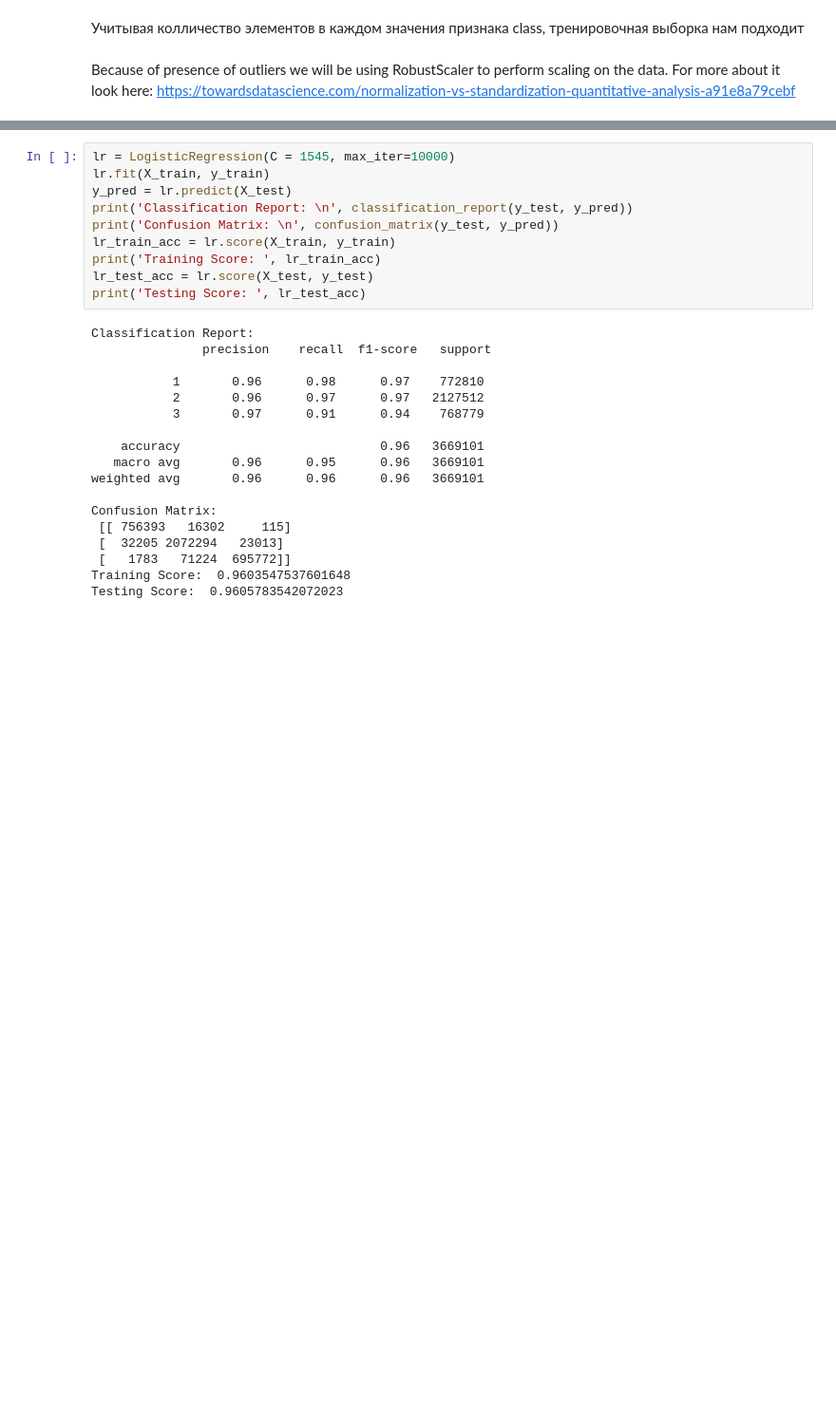
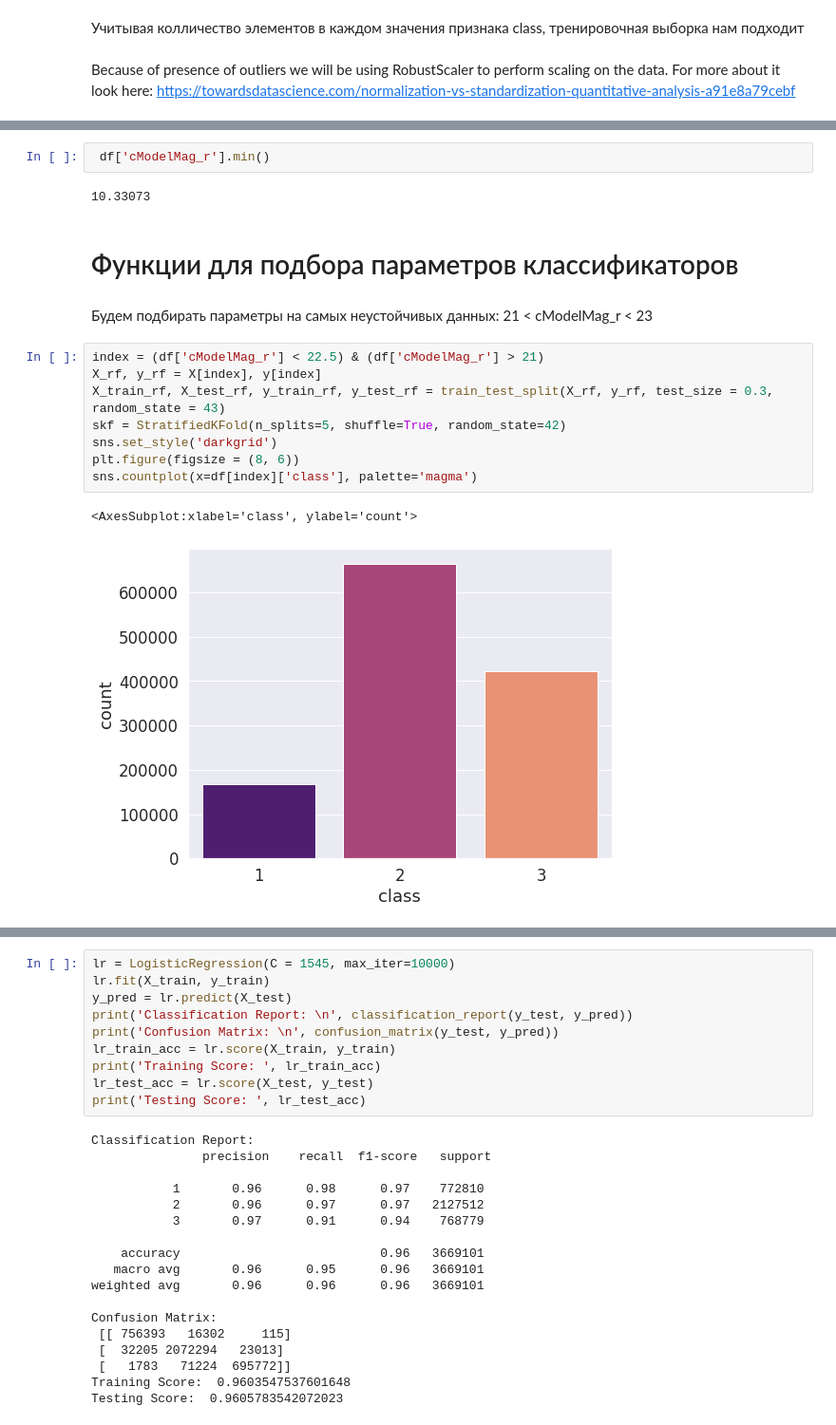
Before and after one commit to NadezhdaMalysheva/Classification-of-star-galaxy-and-quasar, a Jupyter notebook: notebook1.ipynb, the cells around one changed output, grey strips where cells are left out. Shown at 95% size. Drawn from its saved outputs; the diff is of its cells as text; blank space fills up the shorter version.

```diff
--- a/notebook1.ipynb
+++ b/notebook1.ipynb
@@ -738,0 +780,19 @@ Logistic Regression
+# %%
+ df['cModelMag_r'].min()
+# %% [output]
+10.33073
+# %% [markdown]
+# Функции для подбора параметров классификаторов
+# %% [markdown]
+Будем подбирать параметры на самых неустойчивых данных: 21 < cModelMag_r < 23
+# %%
+index = (df['cModelMag_r'] < 22.5) & (df['cModelMag_r'] > 21)
+X_rf, y_rf = X[index], y[index]
+X_train_rf, X_test_rf, y_train_rf, y_test_rf = train_test_split(X_rf, y_rf, test_size = 0.3, random_state = 43)
+skf = StratifiedKFold(n_splits=5, shuffle=True, random_state=42)
+sns.set_style('darkgrid')
+plt.figure(figsize = (8, 6))
+sns.countplot(x=df[index]['class'], palette='magma')
+# %% [output]
+<AxesSubplot:xlabel='class', ylabel='count'>
+[figure, added]
```
Also changed, not shown: parts of 54 cells of this notebook, 1 other file.
